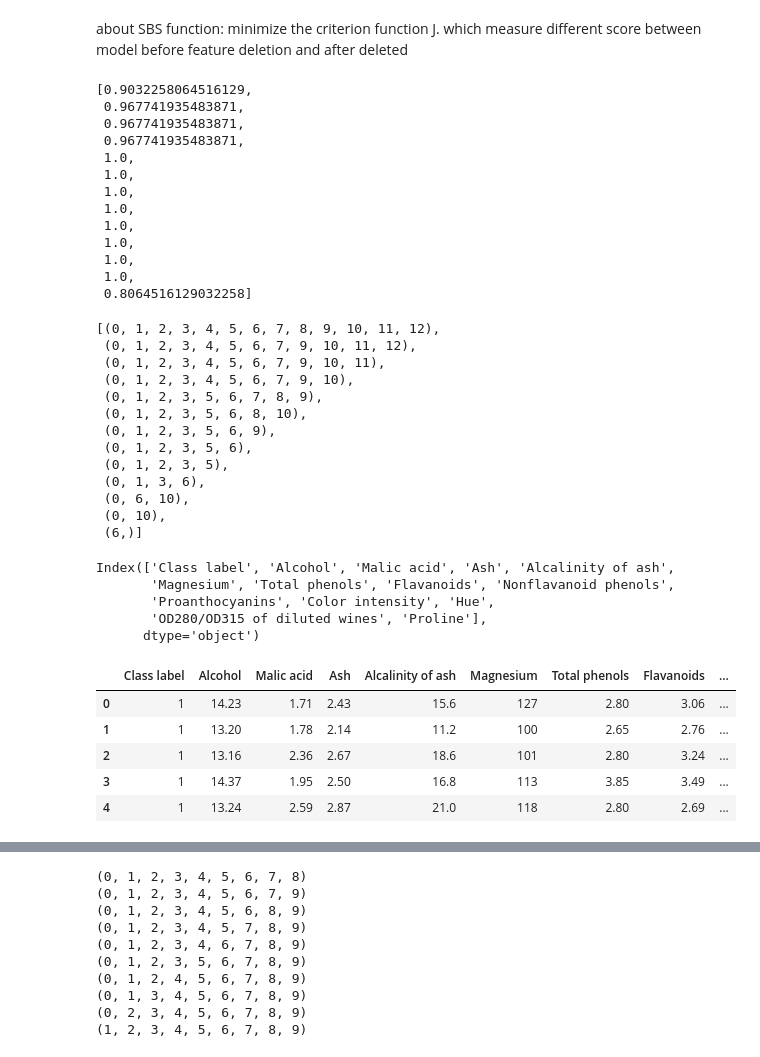
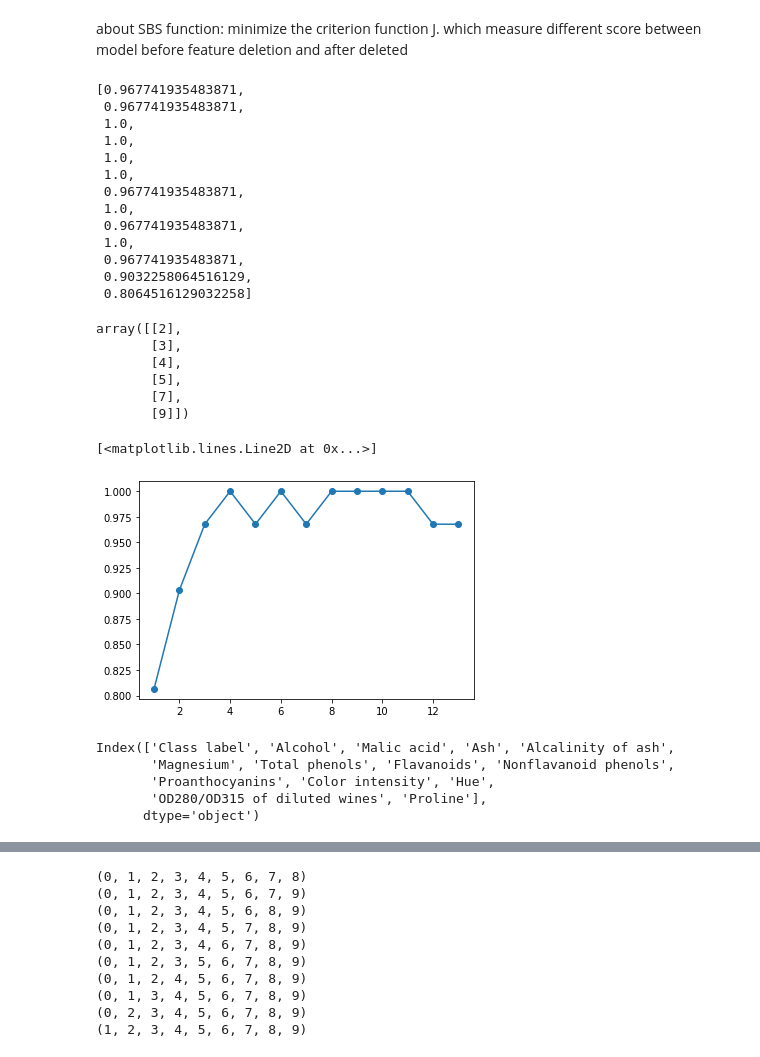
Before and after one commit to BlueElf246/datle2403, a Jupyter notebook: (i)Data_preprocessing_feature_selection.ipynb, the cells around one changed output, grey strips where cells are left out. Cells and saved outputs as stored; diff of their text form; code cells hidden in the pictures.

```diff
--- a/(i)Data_preprocessing_feature_selection.ipynb
+++ b/(i)Data_preprocessing_feature_selection.ipynb
@@ -453,12 +453,12 @@ class SBS():
     self.k_feature=k_feature
     self.random_state=random_state
   def fit(self,X,y):
-    X_train,X_test,y_train,y_test=train_test_split(X,y,random_state=self.random_state,test_size=self.test_size,stratify=y)
+    X_train,X_test,y_train,y_test=train_test_split(X,y,random_state=self.random_state,test_size=self.test_size)
     self.indice_=tuple(range(X.shape[1]))
     dim=X.shape[1]
-    self.subset=[self.indice_]
+    self.subsets_=[self.indice_]
     s=self.calculate_score(X_train,X_test,y_train,y_test,self.indice_)
-    self.score_=[s]
+    self.scores_=[s]
     while dim > self.k_feature:
       scores=[]
       subsets=[]
@@ -467,15 +467,14 @@ class SBS():
         scores.append(score_a)
         subsets.append(p)
       m=np.argmax(scores)
-      score=scores[m]
-      subset=subsets[m]
-      self.score_.append(score)
-      self.subset.append(subset)
+      self.indice_=subsets[m]
+      self.scores_.append(scores[m])
+      self.subsets_.append(self.indice_)
       dim-=1
-    self.k_score=self.score_[-1]
+    self.k_score=self.scores_[-1]
     return self
   def transform(self,X):
-    return X[:,self.indice]
+    return X[:,self.indice_]
   def calculate_score(self,X_train,X_test,y_train,y_test,indice):
     self.estimator.fit(X_train[:,indice],y_train)
     y=self.estimator.predict(X_test[:,indice])
@@ -486,37 +485,37 @@ from sklearn.neighbors import KNeighborsClassifier
 knn=KNeighborsClassifier(n_neighbors=5)
 sbs=SBS(knn,k_feature=1)
 sbs.fit(X_train_std,y_train)
-sbs.score_
+sbs.scores_
 # %% [output]
-[0.9032258064516129,
- 0.967741935483871,
- 0.967741935483871,
+[0.967741935483871,
  0.967741935483871,
  1.0,
  1.0,
  1.0,
  1.0,
+ 0.967741935483871,
  1.0,
+ 0.967741935483871,
  1.0,
- 1.0,
- 1.0,
+ 0.967741935483871,
+ 0.9032258064516129,
  0.8064516129032258]
-# %%
-sbs.subset
-# %% [output]
-[(0, 1, 2, 3, 4, 5, 6, 7, 8, 9, 10, 11, 12),
- (0, 1, 2, 3, 4, 5, 6, 7, 9, 10, 11, 12),
- (0, 1, 2, 3, 4, 5, 6, 7, 9, 10, 11),
- (0, 1, 2, 3, 4, 5, 6, 7, 9, 10),
- (0, 1, 2, 3, 5, 6, 7, 8, 9),
- (0, 1, 2, 3, 5, 6, 8, 10),
- (0, 1, 2, 3, 5, 6, 9),
- (0, 1, 2, 3, 5, 6),
- (0, 1, 2, 3, 5),
- (0, 1, 3, 6),
- (0, 6, 10),
- (0, 10),
- (6,)]
+# %%
+m=np.argwhere(sbs.scores_==np.amax(sbs.scores_))
+m
+# %% [output]
+array([[2],
+       [3],
+       [4],
+       [5],
+       [7],
+       [9]])
+# %%
+k=[len(x) for x in sbs.subsets_]
+plt.plot(k,sbs.scores_,marker='o')
+# %% [output]
+[<matplotlib.lines.Line2D at 0x...>]
+[figure, added]
 # %%
 df_wine.columns
 # %% [output]
@@ -525,12 +524,3 @@ Index(['Class label', 'Alcohol', 'Malic acid', 'Ash', 'Alcalinity of ash',
        'Proanthocyanins', 'Color intensity', 'Hue',
        'OD280/OD315 of diluted wines', 'Proline'],
       dtype='object')
-# %%
-df_wine.head()
-# %% [output]
-|  | Class label | Alcohol | Malic acid | Ash | Alcalinity of ash | Magnesium | Total phenols | Flavanoids | ... |
-| 0 | 1 | 14.23 | 1.71 | 2.43 | 15.6 | 127 | 2.80 | 3.06 | ... |
-| 1 | 1 | 13.20 | 1.78 | 2.14 | 11.2 | 100 | 2.65 | 2.76 | ... |
-| 2 | 1 | 13.16 | 2.36 | 2.67 | 18.6 | 101 | 2.80 | 3.24 | ... |
-| 3 | 1 | 14.37 | 1.95 | 2.50 | 16.8 | 113 | 3.85 | 3.49 | ... |
-| 4 | 1 | 13.24 | 2.59 | 2.87 | 21.0 | 118 | 2.80 | 2.69 | ... |
```
Also changed, not shown: parts of 9 cells of this notebook.
